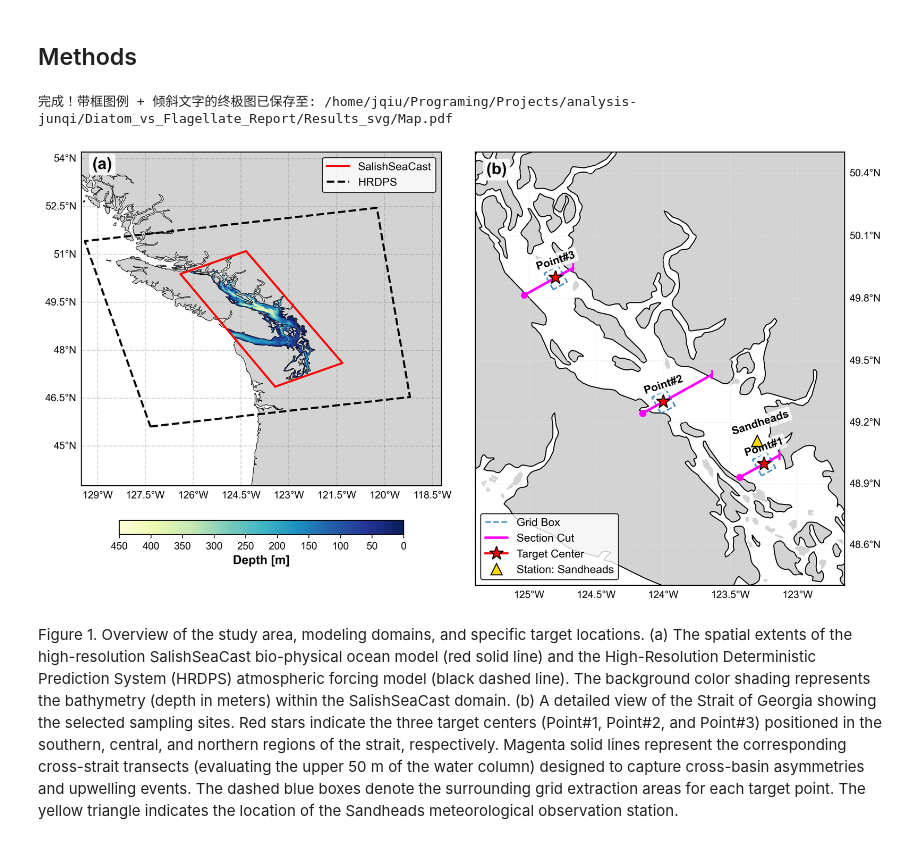
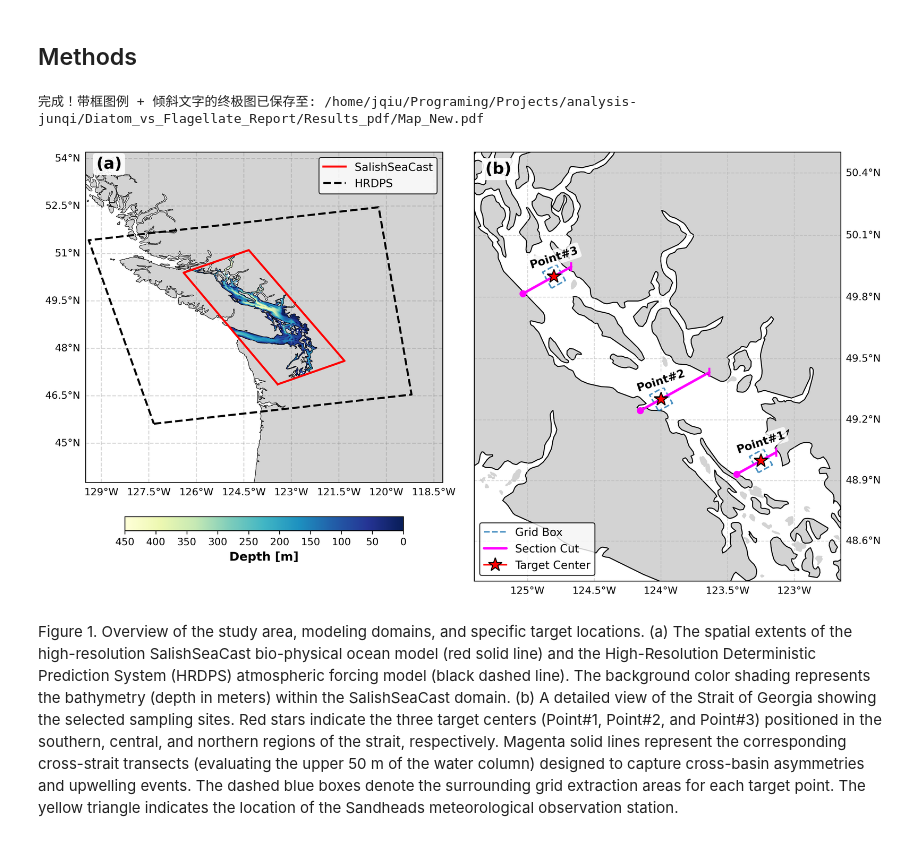
Before and after one commit to SalishSeaCast/analysis-junqi, a Jupyter notebook: Diatom_vs_Flagellate_Report/Report_Figure.ipynb, the cells around one changed output. Cells and saved outputs as stored; diff of their text form; code cells hidden in the pictures.

Commit message:
Feat & Doc: Finalizing Plotting and Explanation

```diff
--- a/Diatom_vs_Flagellate_Report/Report_Figure.ipynb
+++ b/Diatom_vs_Flagellate_Report/Report_Figure.ipynb
@@ -123,7 +123,7 @@ TARGETS_DEFINITIONS = {
 }
 
 STATIONS_DEFINITIONS = {
-    'SH': {'lat': 49.11, 'lon': -123.3, 'label': 'Sandheads',  'color': 'gold'}
+    #'SH': {'lat': 49.11, 'lon': -123.3, 'label': 'Sandheads',  'color': 'gold'}
 }
 
 GRID_BOX_RADIUS = 10
@@ -278,36 +278,36 @@ def main():
         ax2.plot(cx_lon, cy_lat, transform=ccrs.PlateCarree(), marker='*', color='red', markersize=14, zorder=10, markeredgecolor='black', label='Target Center' if i==0 else "")
 
         # 顺手把 Point 文字也往上提了一点点 (+0.04)
         ax2.text(cx_lon, cy_lat + 0.04, res['label'], transform=ccrs.PlateCarree(),
                  horizontalalignment='center', fontsize=11, fontweight='bold', rotation=18,bbox=dict(facecolor='white', alpha=0.8, edgecolor='none', boxstyle='round,pad=0.2'),zorder=10)
 
     for s_id, s_info in STATIONS_DEFINITIONS.items():
         s_lon, s_lat, s_label, s_color = s_info['lon'], s_info['lat'], s_info['label'], s_info.get('color', 'black')
         ax2.plot(s_lon, s_lat, transform=ccrs.PlateCarree(), marker='^', color=s_color, markersize=11, markeredgecolor='black', zorder=15, linestyle='None', label=f"Station: {s_label}")
 
         # 【修改点 2】: 站点文字上提 (s_lat+0.06)，向左微调 (s_lon-0.12)，并旋转15度 (rotation=15)
         ax2.text(s_lon-0.2, s_lat+0.02, s_label, transform=ccrs.PlateCarree(),
                  fontsize=11, fontweight='bold', color='black', verticalalignment='bottom',
                  rotation=18, bbox=dict(facecolor='white', alpha=0.8, edgecolor='none', boxstyle='round,pad=0.2'),zorder=15)
 
     # 【修改点 1】: 右图的图例也加上半透明白框
     ax2.legend(loc='lower left', fontsize=11, frameon=True, facecolor='white', edgecolor='black', framealpha=0.8)
 
     ax2.text(0.03, 0.95, '(b)', transform=ax2.transAxes, fontsize=16, fontweight='bold',
              bbox=dict(facecolor='white', alpha=0.9, edgecolor='none', boxstyle='round,pad=0.2'), zorder=20)
 
     plt.tight_layout(pad=1.5, w_pad=1.0)
 
-    out_file = os.path.join(OUTPUT_DIR, "Map.pdf")
+    out_file = os.path.join(OUTPUT_DIR, "Map_New.pdf")
     plt.savefig(out_file, format='pdf', bbox_inches='tight', dpi=300)
     print(f"完成！带框图例 + 倾斜文字的终极图已保存至: {out_file}")
     plt.show()
 
 if __name__ == "__main__":
     main()
 # %% [output]
-完成！带框图例 + 倾斜文字的终极图已保存至: /home/jqiu/Programing/Projects/analysis-junqi/Diatom_vs_Flagellate_Report/Results_svg/Map.pdf
+完成！带框图例 + 倾斜文字的终极图已保存至: /home/jqiu/Programing/Projects/analysis-junqi/Diatom_vs_Flagellate_Report/Results_pdf/Map_New.pdf
-[figure, old version]
+[figure, new version]
 # %% [markdown]
 Figure 1. Overview of the study area, modeling domains, and specific target locations. (a) The spatial extents of the high-resolution SalishSeaCast bio-physical ocean model (red solid line) and the High-Resolution Deterministic Prediction System (HRDPS) atmospheric forcing model (black dashed line). The background color shading represents the bathymetry (depth in meters) within the SalishSeaCast domain. (b) A detailed view of the Strait of Georgia showing the selected sampling sites. Red stars indicate the three target centers (Point#1, Point#2, and Point#3) positioned in the southern, central, and northern regions of the strait, respectively. Magenta solid lines represent the corresponding cross-strait transects (evaluating the upper 50 m of the water column) designed to capture cross-basin asymmetries and upwelling events. The dashed blue boxes denote the surrounding grid extraction areas for each target point. The yellow triangle indicates the location of the Sandheads meteorological observation station.
 # %% [markdown]
```
Also changed, not shown: parts of 4 cells of this notebook, 1 other file.
